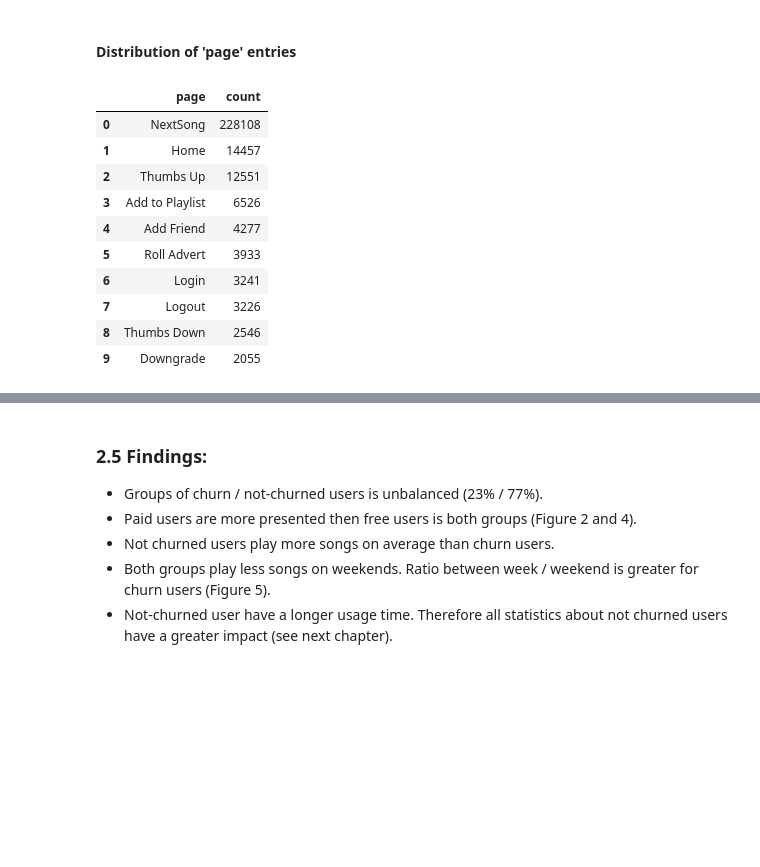
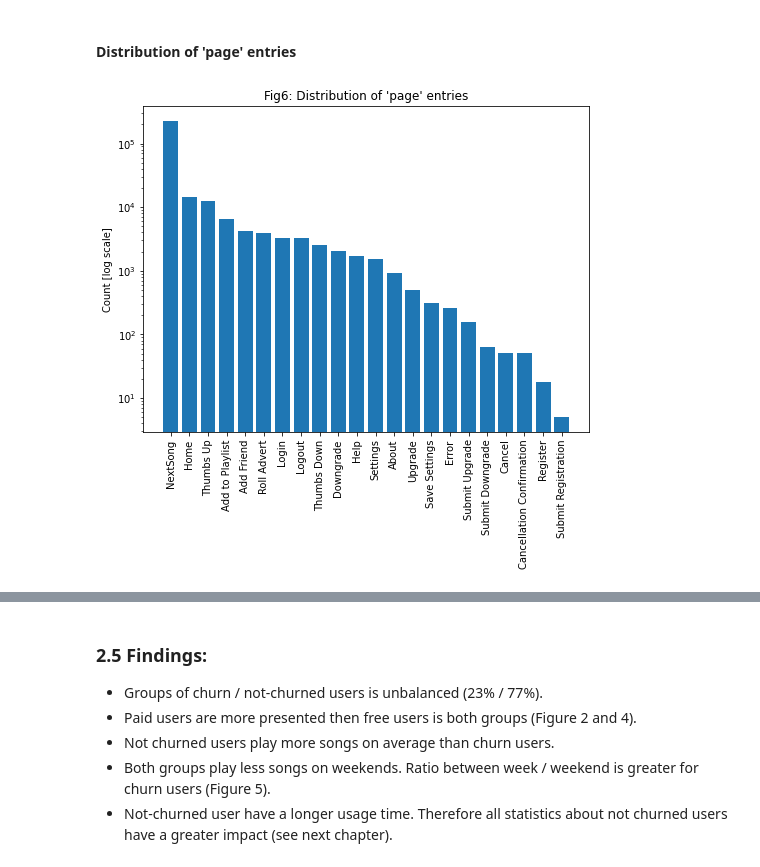
Before and after one commit to LollaPie/Sparkify, a Jupyter notebook: Sparkify.ipynb, the cells around one changed output, grey strips where cells are left out. Cells and saved outputs as stored; diff of their text form; code cells hidden in the pictures; blank space fills up the shorter version.

```diff
--- a/Sparkify.ipynb
+++ b/Sparkify.ipynb
@@ -424,25 +456,13 @@ page_df = df.groupBy(df.page).count().sort(F.col("count").desc()).toPandas()
 height = page_df['count'].tolist()
 labels = page_df.page.tolist()
 # %%
-## create bar plot
-#fig6,ax1 = plt.subplots(figsize=(8, 6))
-#ax1.bar(labels, height)
-#ax1.set_title("Fig6: Distribution of 'page' entries")
-#plt.ylabel('Count [log scale]')
-#plt.xticks(rotation=90)
-#plt.yscale('log')
-#plt.show()
+# create bar plot
+fig6,ax1 = plt.subplots(figsize=(8, 6))
+ax1.bar(labels, height)
+ax1.set_title("Fig6: Distribution of 'page' entries")
+plt.ylabel('Count [log scale]')
+plt.xticks(rotation=90)
+plt.yscale('log')
+plt.show()
+# %% [output]
+[figure, added]
-# %%
-page_df.head(10)
-# %% [output]
-|  | page | count |
-| 0 | NextSong | 228108 |
-| 1 | Home | 14457 |
-| 2 | Thumbs Up | 12551 |
-| 3 | Add to Playlist | 6526 |
-| 4 | Add Friend | 4277 |
-| 5 | Roll Advert | 3933 |
-| 6 | Login | 3241 |
-| 7 | Logout | 3226 |
-| 8 | Thumbs Down | 2546 |
-| 9 | Downgrade | 2055 |
```
Also changed, not shown: parts of 42 cells of this notebook.
